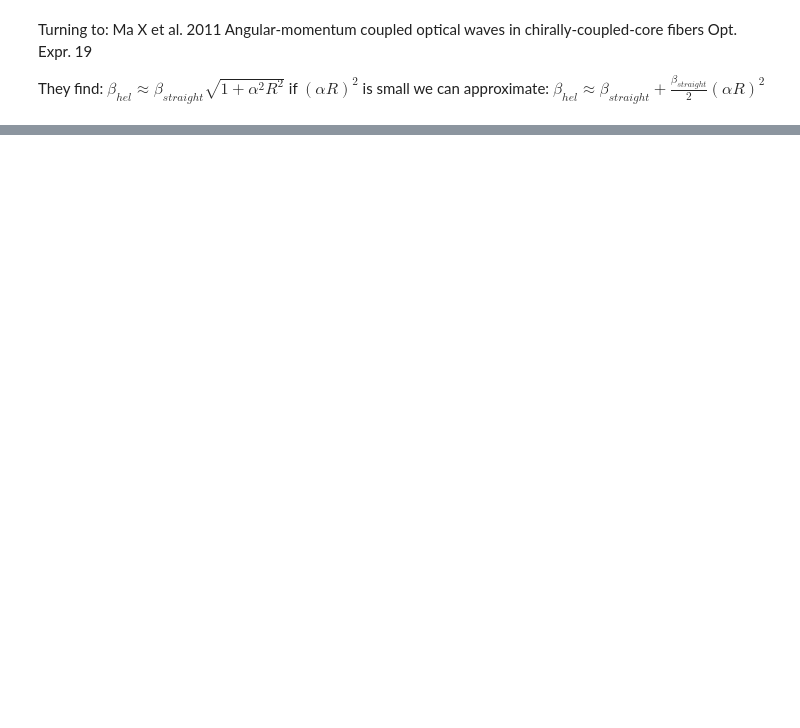
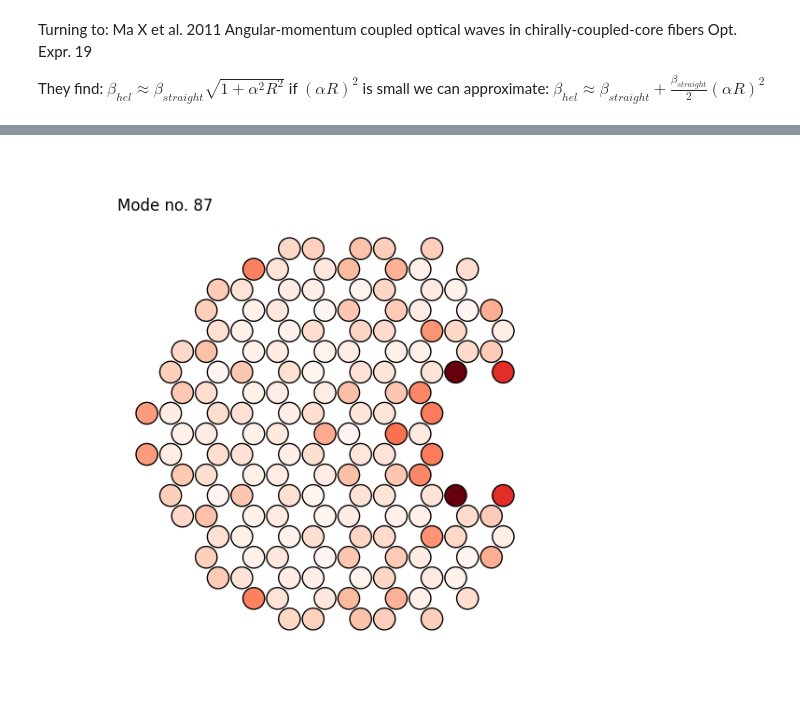
Before and after one commit to NRobertsF91W/PhD-Jupyter-Notebooks, a Jupyter notebook: Twisted honeycomb numerical analysis - using fibre classes.ipynb, the cells around one changed output, grey strips where cells are left out. Saved outputs shown, nothing was run; the diff lists cells and outputs as text; code cells hidden in the pictures; blank space fills up the shorter version.

```diff
--- a/Twisted honeycomb numerical analysis - using fibre classes.ipynb
+++ b/Twisted honeycomb numerical analysis - using fibre classes.ipynb
@@ -587,0 +53,4 @@ plot_coloured_chain(intensities, 2, deformed_lattice, 50)
+# %%
+honeyCombAnalysisVector.plot_eigenmode(87)
+# %% [output]
+[figure, added]
```
Also changed, not shown: parts of 75 cells of this notebook, 1 other file.
